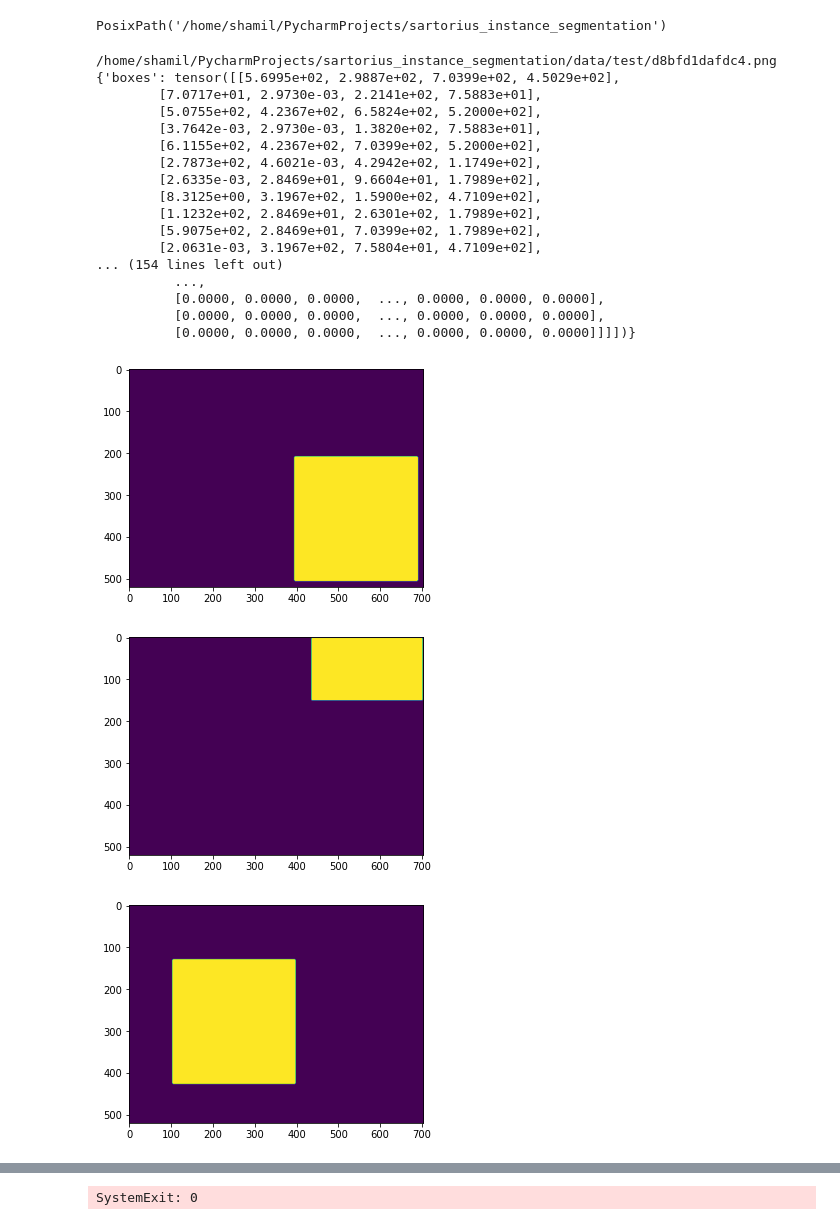
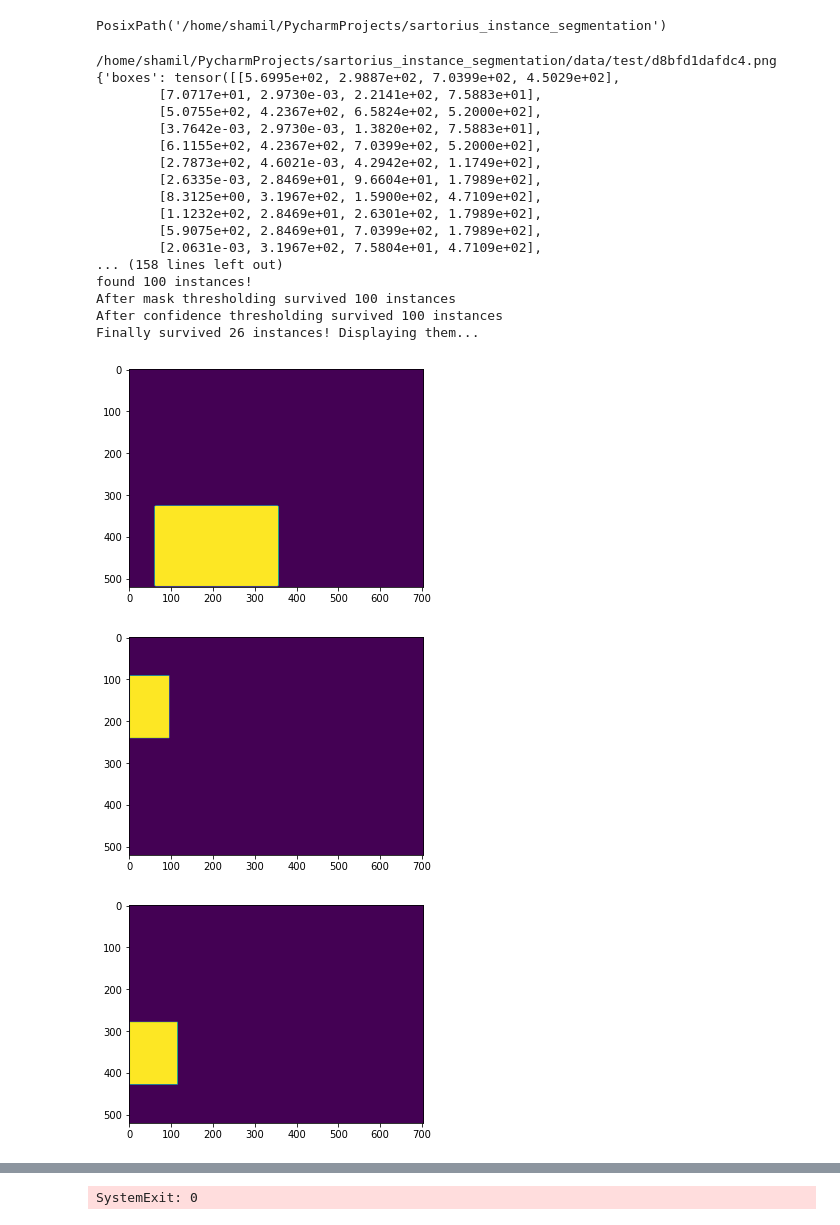
Before and after one commit to implausibleDeniability/sartorius_instance_segmentation, a Jupyter notebook: make_kaggle_submission.ipynb, the cells around one changed output, grey strips where cells are left out. Cells and saved outputs as stored; diff of their text form; code cells hidden in the pictures.

Commit message:
moving mask nms to another file and in notebook changed mask nms to boxes nms

```diff
--- a/make_kaggle_submission.ipynb
+++ b/make_kaggle_submission.ipynb
@@ -137,46 +63,61 @@ for image_path in test_images_dir.glob("**/*.png"):
     image = image.to(device)
 
     with torch.no_grad():
         output = model.forward([image])[0]
 
+    print(output)
+    scores = output['scores'].detach().cpu()
+    masks = output['masks'].squeeze().detach().cpu()
+    boxes = output['boxes'].detach().cpu()
 
-    print(output)
-    scores = output['scores'].numpy()
-    masks = output['masks'].squeeze().numpy()
-    masks = (masks >= mask_threshold).astype(int)
-    masks = masks[scores >= score_threshold]
+    print(f"found {len(boxes)} instances!")
+
+    masks = (masks >= mask_threshold).int()
+
+    # Now some masks can be empty (all zeros), we need to exclude them
+    indices = torch.as_tensor([torch.sum(mask) > 0 for mask in masks])
+    masks, boxes, scores = masks[indices], boxes[indices], scores[indices]
+
+    print(f"After mask thresholding survived {len(masks)} instances")
+
+    indices = scores >= score_threshold
+    masks, boxes, scores = masks[indices], boxes[indices], scores
+
+    print(f"After confidence thresholding survived {len(masks)} instances")
+
+    indices = nms(boxes, scores, nms_threshold)
+    masks, boxes, scores = masks[indices], boxes[indices], scores[indices]
 
 
-    masks = mask_suppression(masks, scores, nms_threshold)
+    print(f"Finally survived {len(masks)} instances! Displaying them...")
 
 
     # Display masks
     for ii in range(10):
-        plt.imshow((masks[ii] >= 0.5).astype(int))
+        plt.imshow(masks[ii])
         plt.show()
 
     # display_masks(image, masks)
 
-
     sys.exit(0)
 # %% [output]
 /home/shamil/PycharmProjects/sartorius_instance_segmentation/data/test/d8bfd1dafdc4.png
 {'boxes': tensor([[5.6995e+02, 2.9887e+02, 7.0399e+02, 4.5029e+02],
         [7.0717e+01, 2.9730e-03, 2.2141e+02, 7.5883e+01],
         [5.0755e+02, 4.2367e+02, 6.5824e+02, 5.2000e+02],
         [3.7642e-03, 2.9730e-03, 1.3820e+02, 7.5883e+01],
         [6.1155e+02, 4.2367e+02, 7.0399e+02, 5.2000e+02],
         [2.7873e+02, 4.6021e-03, 4.2942e+02, 1.1749e+02],
         [2.6335e-03, 2.8469e+01, 9.6604e+01, 1.7989e+02],
         [8.3125e+00, 3.1967e+02, 1.5900e+02, 4.7109e+02],
         [1.1232e+02, 2.8469e+01, 2.6301e+02, 1.7989e+02],
         [5.9075e+02, 2.8469e+01, 7.0399e+02, 1.7989e+02],
         [2.0631e-03, 3.1967e+02, 7.5804e+01, 4.7109e+02],
-... (154 lines left out)
-          ...,
-          [0.0000, 0.0000, 0.0000,  ..., 0.0000, 0.0000, 0.0000],
-          [0.0000, 0.0000, 0.0000,  ..., 0.0000, 0.0000, 0.0000],
-          [0.0000, 0.0000, 0.0000,  ..., 0.0000, 0.0000, 0.0000]]]])}
+... (158 lines left out)
+found 100 instances!
+After mask thresholding survived 100 instances
+After confidence thresholding survived 100 instances
+Finally survived 26 instances! Displaying them...
-[figure, old version]
+[figure, new version]
-[figure, old version]
+[figure, new version]
-[figure, old version]
+[figure, new version]
```
Also changed, not shown: parts of 5 cells of this notebook, 1 other file.
